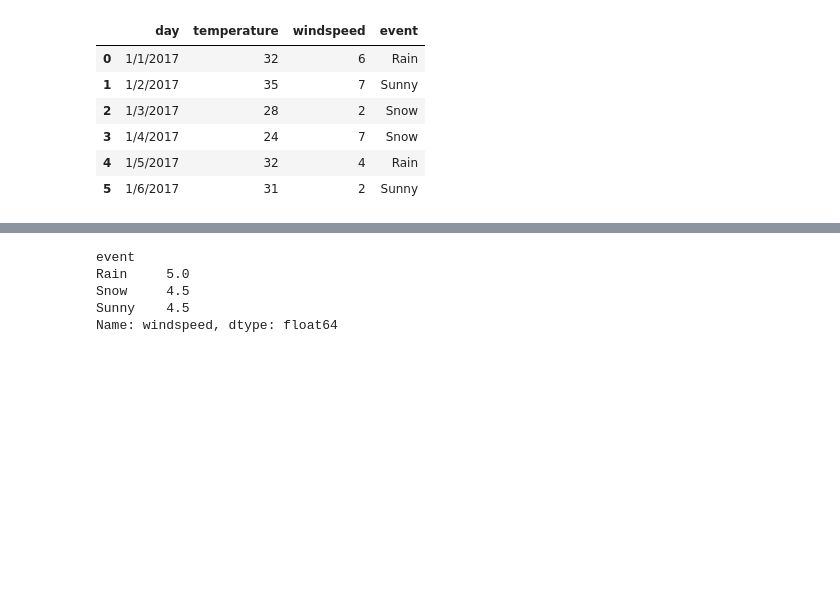
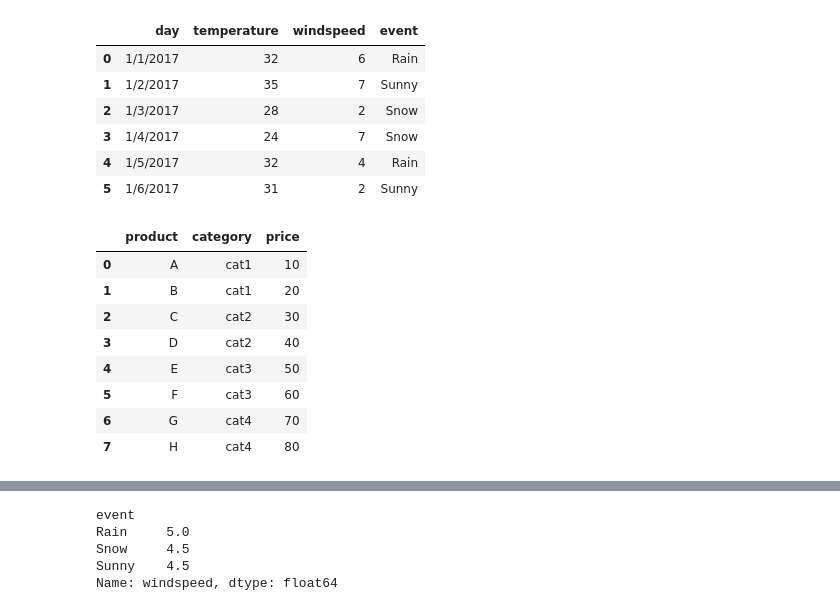
Before and after one commit to rahul8879/gen-ai-training, a Jupyter notebook: 01_PYTHON_FOR_AI/Pandas/3_Key operations on Dataframes/key_operations_on_dataframes.ipynb, the cells around one changed output, grey strips where cells are left out. Cells and saved outputs as stored; diff of their text form; code cells hidden in the pictures; blank space fills up the shorter version.

```diff
--- a/01_PYTHON_FOR_AI/Pandas/3_Key operations on Dataframes/key_operations_on_dataframes.ipynb
+++ b/01_PYTHON_FOR_AI/Pandas/3_Key operations on Dataframes/key_operations_on_dataframes.ipynb
@@ -12,3 +12,23 @@ df
 | 3 | 1/4/2017 | 24 | 7 | Snow |
 | 4 | 1/5/2017 | 32 | 4 | Rain |
 | 5 | 1/6/2017 | 31 | 2 | Sunny |
+# %%
+# lets segementation data
+data = {
+    'product': ['A', 'B', 'C', 'D', 'E', 'F', 'G', 'H'],
+    'category': ['cat1', 'cat1', 'cat2', 'cat2', 'cat3', 'cat3', 'cat4', 'cat4'],
+    'price': [10, 20, 30, 40, 50, 60, 70, 80]
+}
+
+df = pd.DataFrame(data)
+df
+# %% [output]
+|  | product | category | price |
+| 0 | A | cat1 | 10 |
+| 1 | B | cat1 | 20 |
+| 2 | C | cat2 | 30 |
+| 3 | D | cat2 | 40 |
+| 4 | E | cat3 | 50 |
+| 5 | F | cat3 | 60 |
+| 6 | G | cat4 | 70 |
+| 7 | H | cat4 | 80 |
```
Also changed, not shown: parts of 10 cells of this notebook, 4 other files.
